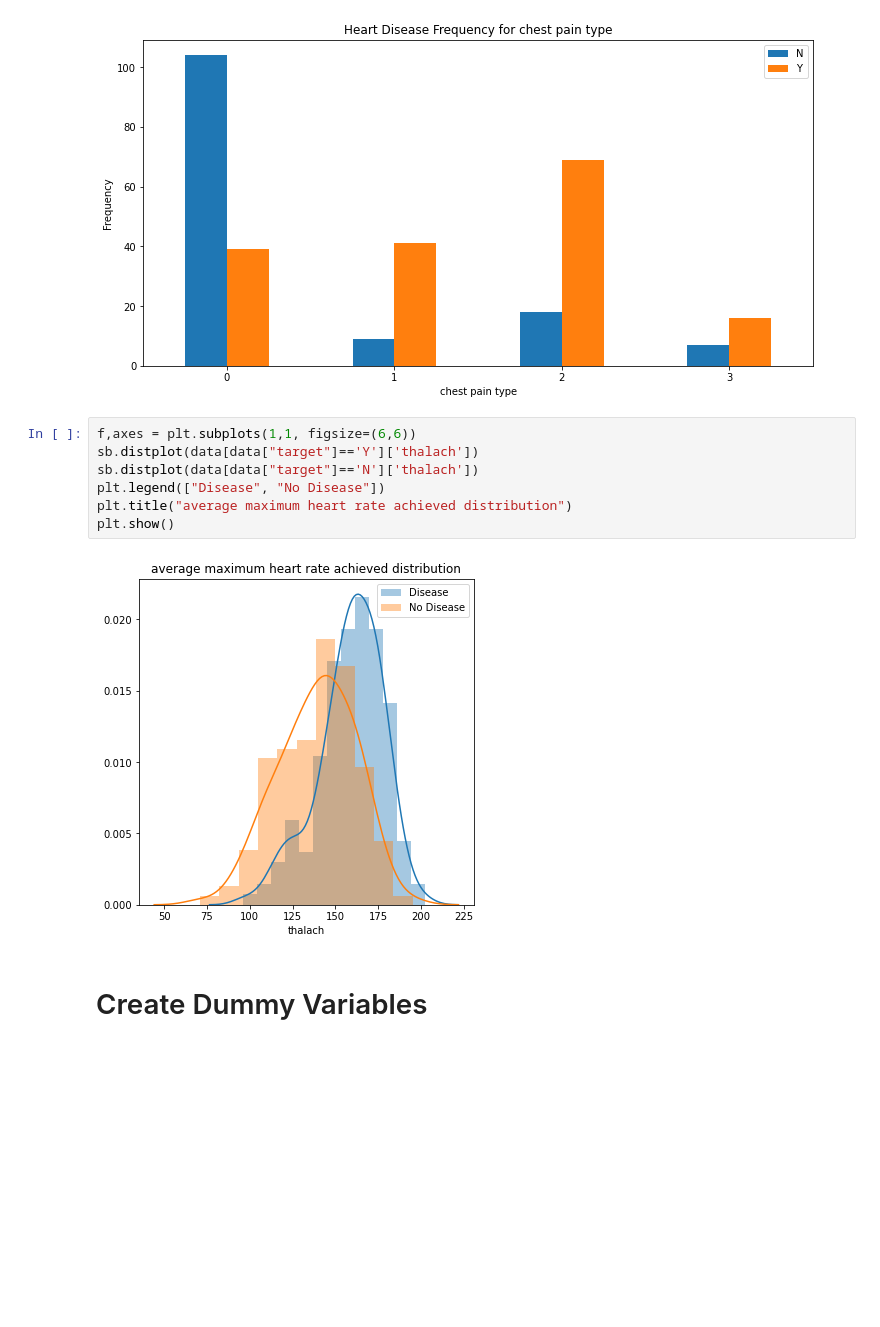
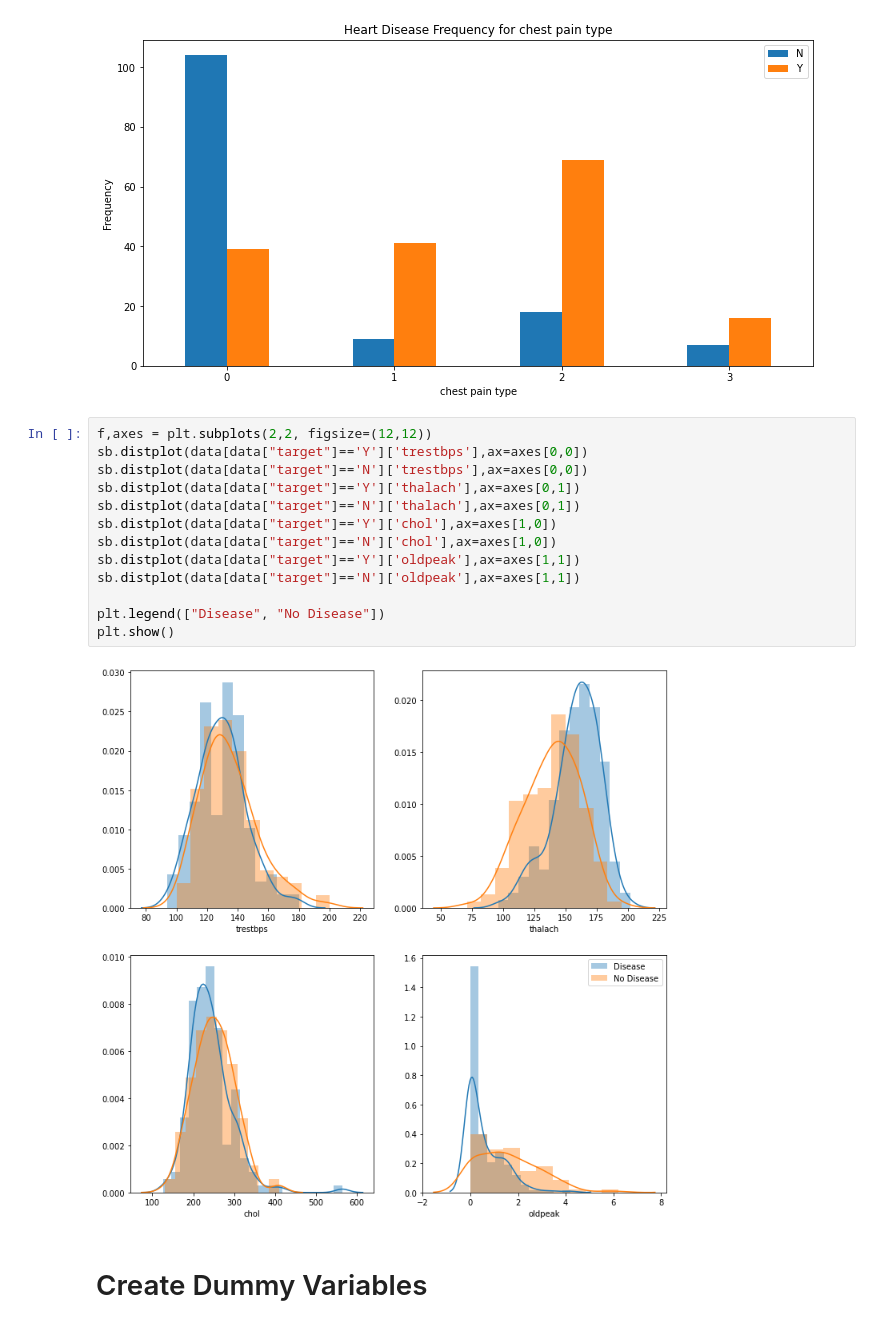
Before and after one commit to lowwilliam/Disease_Prediction, a Jupyter notebook: disease_prediction.ipynb, the cells around one changed output. Saved outputs shown, nothing was run; the diff lists cells and outputs as text; blank space fills up the shorter version.

Commit message:
visualization
distplot

```diff
--- a/disease_prediction.ipynb
+++ b/disease_prediction.ipynb
@@ -161,15 +161,21 @@ plt.ylabel('Frequency')
 plt.show()
 # %% [output]
 [figure]
-# %%
-f,axes = plt.subplots(1,1, figsize=(6,6))
-sb.distplot(data[data["target"]=='Y']['thalach'])
-sb.distplot(data[data["target"]=='N']['thalach'])
-plt.legend(["Disease", "No Disease"])
-plt.title("average maximum heart rate achieved distribution")
-plt.show()
-# %% [output]
-[figure, removed]
+# %%
+f,axes = plt.subplots(2,2, figsize=(12,12))
+sb.distplot(data[data["target"]=='Y']['trestbps'],ax=axes[0,0])
+sb.distplot(data[data["target"]=='N']['trestbps'],ax=axes[0,0])
+sb.distplot(data[data["target"]=='Y']['thalach'],ax=axes[0,1])
+sb.distplot(data[data["target"]=='N']['thalach'],ax=axes[0,1])
+sb.distplot(data[data["target"]=='Y']['chol'],ax=axes[1,0])
+sb.distplot(data[data["target"]=='N']['chol'],ax=axes[1,0])
+sb.distplot(data[data["target"]=='Y']['oldpeak'],ax=axes[1,1])
+sb.distplot(data[data["target"]=='N']['oldpeak'],ax=axes[1,1])
+
+plt.legend(["Disease", "No Disease"])
+plt.show()
+# %% [output]
+[figure, added]
 # %% [markdown]
 # Create Dummy Variables
 # %%
```
